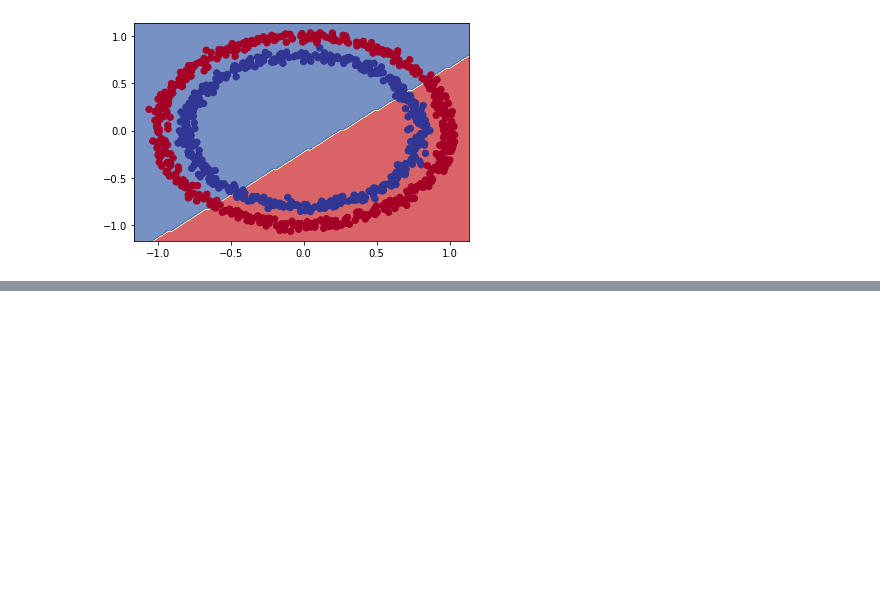
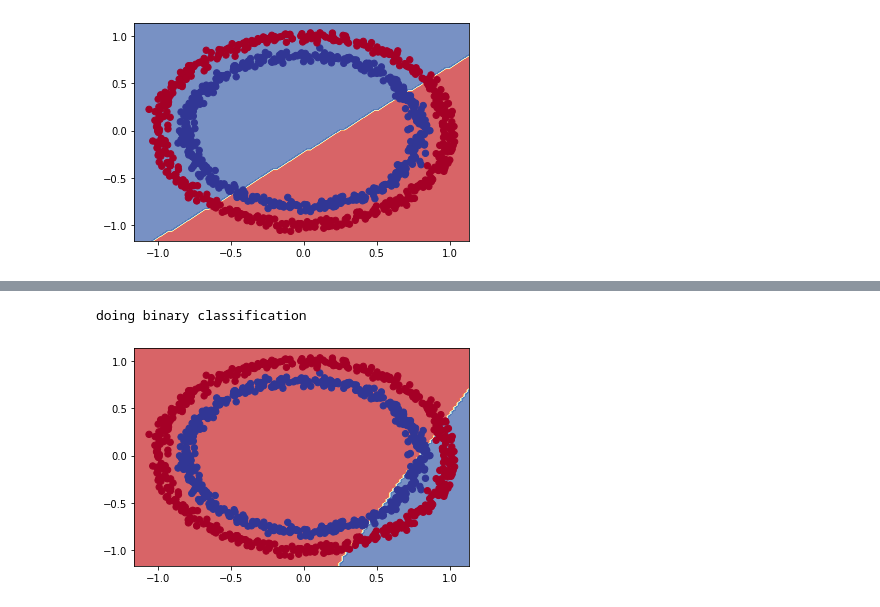
Before and after one commit to vortexash/Tensorflow-Developer, a Jupyter notebook: 02_neural_network_classification_with_tensorflow.ipynb, the cells around one changed output, grey strips where cells are left out. Drawn from its saved outputs; the diff is of its cells as text; code cells hidden in the pictures; blank space fills up the shorter version.

```diff
--- a/02_neural_network_classification_with_tensorflow.ipynb
+++ b/02_neural_network_classification_with_tensorflow.ipynb
@@ -241,0 +362,16 @@ doing binary classification
+# %%
+# Set random seed
+tf.random.set_seed(42)
+
+#1. Create a model with a non-linear activation
+model_5 = tf.keras.Sequential([
+    tf.keras.layers.Dense(1, activation=tf.keras.activations.relu)
+])
+
+#2. Compile the model
+model_5.compile(loss=tf.keras.losses.BinaryCrossentropy(),
+                optimizer=tf.keras.optimizers.Adam(0.001),
+                metrics=["accuracy"])
+#3.fit the model
+
+history_1 = model_5.fit(X,y, epochs=100)
@@ -241,0 +396,7 @@ doing binary classification
+# %%
+# Check the decision boundary for our latest model
+
+plot_decision_boundary(model=model_5,X=X,y=y)
+# %% [output]
+doing binary classification
+[figure, added]
```
Also changed, not shown: parts of 21 cells of this notebook.
